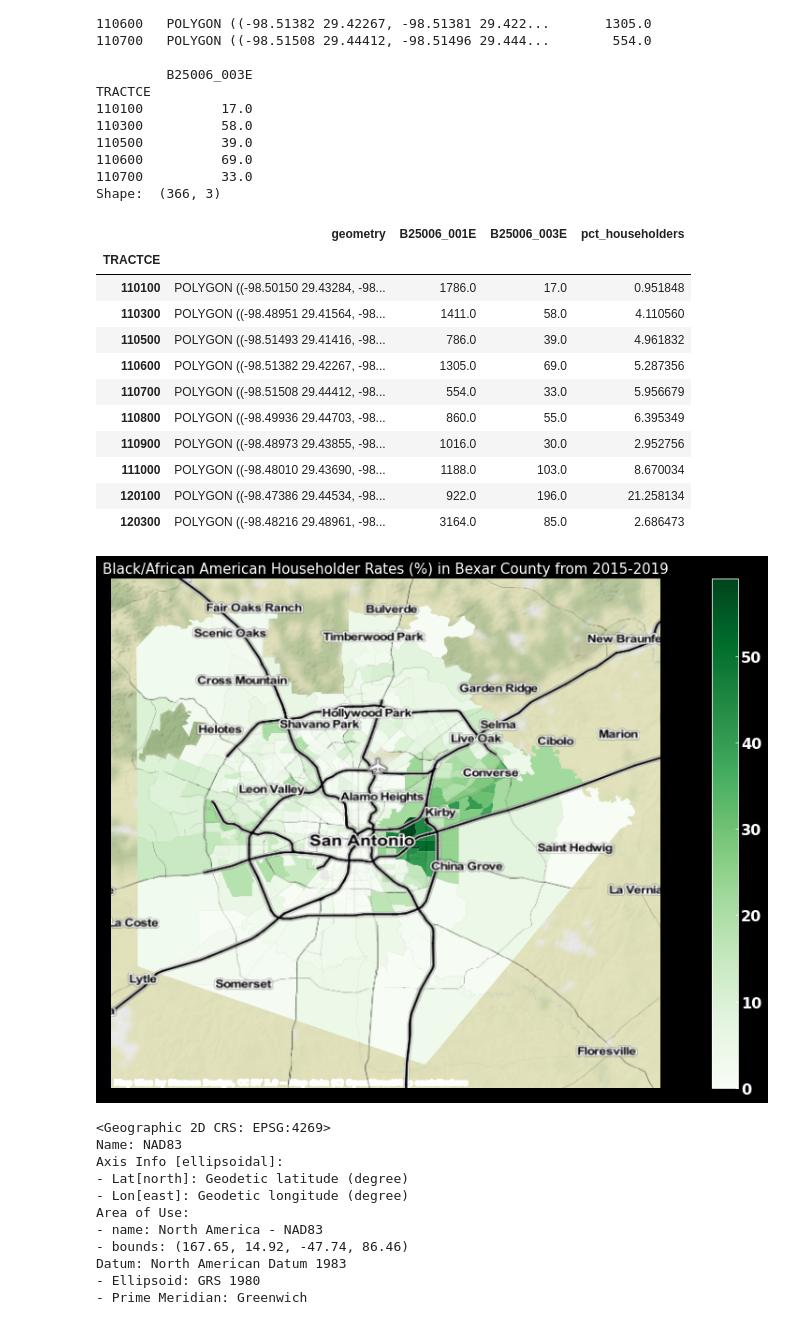
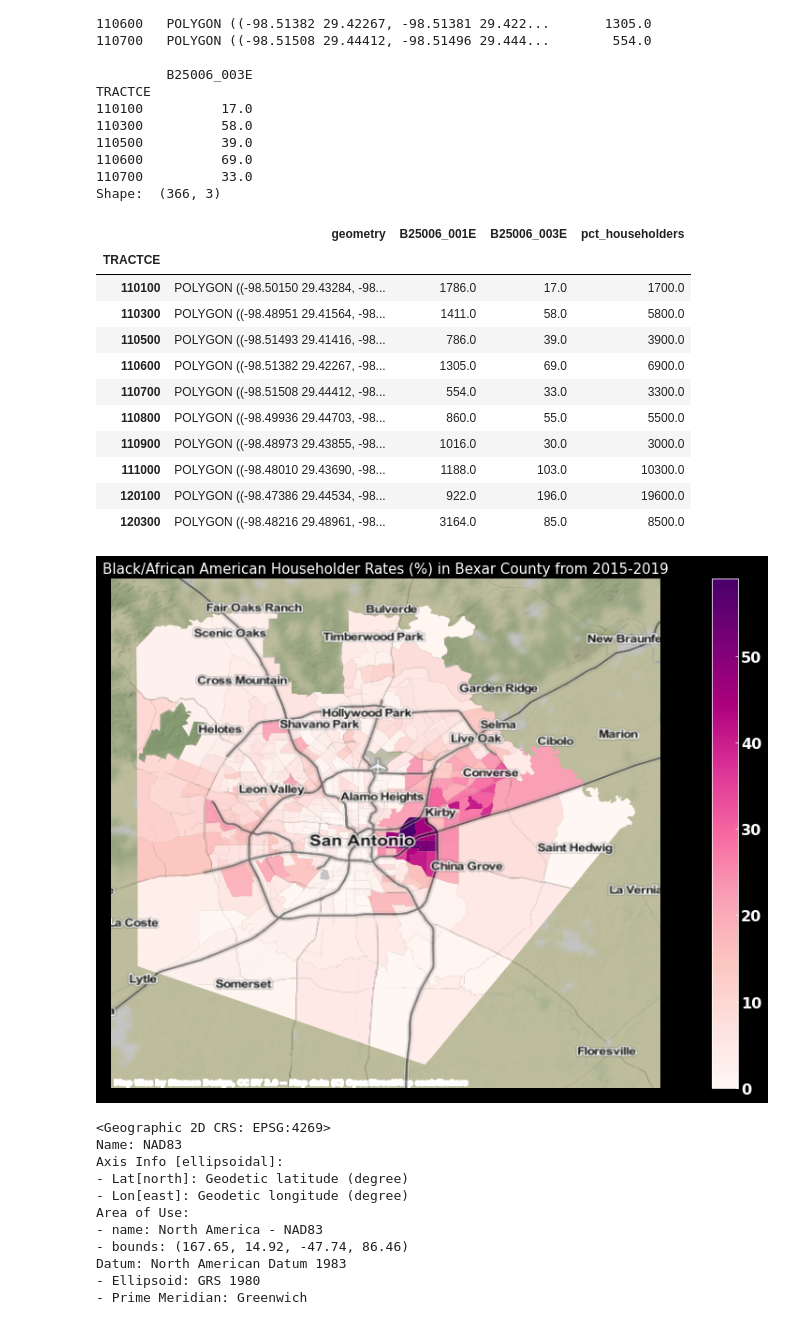
Before and after one commit to dianita956/Maps, a Jupyter notebook: Bexar County Black and African American Home Ownership ACS_5_2019 (percentage).ipynb, the cells around one changed output. Saved outputs shown, nothing was run; the diff lists cells and outputs as text; code cells hidden in the pictures.

```diff
--- a/Bexar County Black and African American Home Ownership ACS_5_2019 (percentage).ipynb
+++ b/Bexar County Black and African American Home Ownership ACS_5_2019 (percentage).ipynb
@@ -242,7 +242,7 @@ TRACTCE
 Shape:  (366, 3)
 # %%
 # Get householder by race rate and store values in new column
-bxr_hh_race_county["pct_householders"] = (bxr_hh_race_county["B25006_003E"])/ bxr_hh_race_county["B25006_001E"] * 100
+bxr_hh_race_county["pct_householders"] = (bxr_hh_race_county["B25006_003E"]) * 100
 
 
 # Show dataframe
@@ -250,51 +250,51 @@ bxr_hh_race_county.head(10)
 # %% [output]
 |  | geometry | B25006_001E | B25006_003E | pct_householders |
 | TRACTCE |  |  |  |  |
-| 110100 | POLYGON ((-98.50150 29.43284, -98... | 1786.0 | 17.0 | 0.951848 |
-| 110300 | POLYGON ((-98.48951 29.41564, -98... | 1411.0 | 58.0 | 4.110560 |
-| 110500 | POLYGON ((-98.51493 29.41416, -98... | 786.0 | 39.0 | 4.961832 |
-| 110600 | POLYGON ((-98.51382 29.42267, -98... | 1305.0 | 69.0 | 5.287356 |
-| 110700 | POLYGON ((-98.51508 29.44412, -98... | 554.0 | 33.0 | 5.956679 |
-| 110800 | POLYGON ((-98.49936 29.44703, -98... | 860.0 | 55.0 | 6.395349 |
-| 110900 | POLYGON ((-98.48973 29.43855, -98... | 1016.0 | 30.0 | 2.952756 |
-| 111000 | POLYGON ((-98.48010 29.43690, -98... | 1188.0 | 103.0 | 8.670034 |
-| 120100 | POLYGON ((-98.47386 29.44534, -98... | 922.0 | 196.0 | 21.258134 |
-| 120300 | POLYGON ((-98.48216 29.48961, -98... | 3164.0 | 85.0 | 2.686473 |
+| 110100 | POLYGON ((-98.50150 29.43284, -98... | 1786.0 | 17.0 | 1700.0 |
+| 110300 | POLYGON ((-98.48951 29.41564, -98... | 1411.0 | 58.0 | 5800.0 |
+| 110500 | POLYGON ((-98.51493 29.41416, -98... | 786.0 | 39.0 | 3900.0 |
+| 110600 | POLYGON ((-98.51382 29.42267, -98... | 1305.0 | 69.0 | 6900.0 |
+| 110700 | POLYGON ((-98.51508 29.44412, -98... | 554.0 | 33.0 | 3300.0 |
+| 110800 | POLYGON ((-98.49936 29.44703, -98... | 860.0 | 55.0 | 5500.0 |
+| 110900 | POLYGON ((-98.48973 29.43855, -98... | 1016.0 | 30.0 | 3000.0 |
+| 111000 | POLYGON ((-98.48010 29.43690, -98... | 1188.0 | 103.0 | 10300.0 |
+| 120100 | POLYGON ((-98.47386 29.44534, -98... | 922.0 | 196.0 | 19600.0 |
+| 120300 | POLYGON ((-98.48216 29.48961, -98... | 3164.0 | 85.0 | 8500.0 |
 # %%
 bxr_hh_race_county_basemap, bxr_hh_race_county_extent = ctx.bounds2img(*bxr_hh_race_county.total_bounds, zoom=10,
                                             source=ctx.providers.OpenStreetMap.Mapnik)
 # %%
 # Create subplots
 fig, ax = plt.subplots(1, 1, figsize = (20, 10))
 
 # Plot data
 # Source: https://geopandas.readthedocs.io/en/latest/docs/user_guide/mapping.html
 
 bxr_plot = bxr_merge.plot('pct_householders',
                        ax = ax,
-                       cmap = 'Greens',
+                       cmap = 'RdPu',
                        legend = True,
                                       )
 
 ctx.Place("San Antonio, Tx")
 
-ctx.add_basemap(ax, crs=4269, source=ctx.providers.Stamen.TonerLines)
-ctx.add_basemap(ax, crs=4269, source=ctx.providers.Stamen.TerrainBackground)
-ctx.add_basemap(ax, crs=4269, source=ctx.providers.Stamen.TonerLabels, zoom=10)
+ctx.add_basemap(ax, crs=4269, source=ctx.providers.Stamen.TonerLines, alpha=.5)
+ctx.add_basemap(ax, crs=4269, source=ctx.providers.Stamen.TerrainBackground, alpha=.85)
+ctx.add_basemap(ax, crs=4269, source=ctx.providers.Stamen.TonerLabels, alpha=.90, zoom=10)
 ax.set_axis_off()
 
 # Stylize plots
 plt.style.use('dark_background')
 
 
 ax.grid(visible=None) #remove grid lines
 
 # Set title
 ax.set_title('Black/African American Householder Rates (%) in Bexar County from 2015-2019', fontdict = {'fontsize': '15', 'fontweight' : '3'})
 
 ax.tick_params(left = False, right = False , labelleft = False ,labelbottom = False, bottom = False)
 # %% [output]
-[figure, old version]
+[figure, new version]
 # %%
 bxr_merge.crs
 # %% [output]
```
